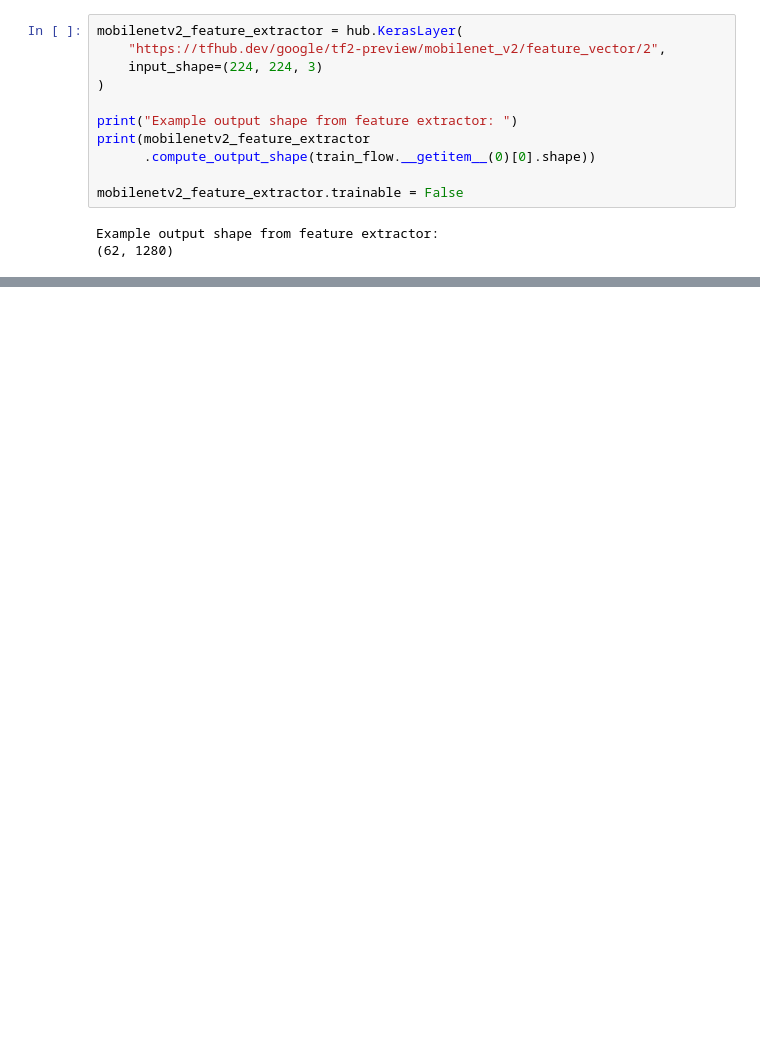
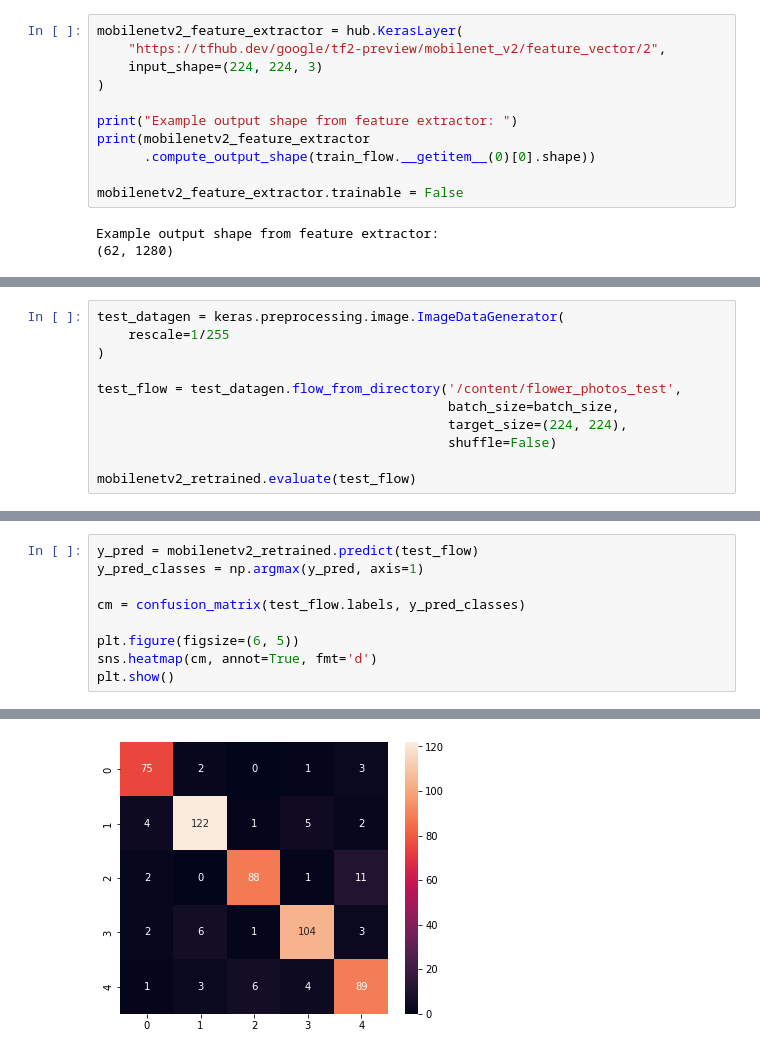
Before and after one commit to guilhermedom/mobilenet-transfer-learning-flowers, a Jupyter notebook: notebooks/1.0-gdfs-mobilenetv2-transfer-learning-flowers.ipynb, the cells around one changed output, grey strips where cells are left out. Drawn from its saved outputs; the diff is of its cells as text; blank space fills up the shorter version.

```diff
--- a/notebooks/1.0-gdfs-mobilenetv2-transfer-learning-flowers.ipynb
+++ b/notebooks/1.0-gdfs-mobilenetv2-transfer-learning-flowers.ipynb
@@ -239,0 +234,11 @@ predicted_label = np.argmax(predicted_sample_batch)
+# %%
+test_datagen = keras.preprocessing.image.ImageDataGenerator(
+    rescale=1/255
+)
+
+test_flow = test_datagen.flow_from_directory('/content/flower_photos_test',
+                                             batch_size=batch_size,
+                                             target_size=(224, 224),
+                                             shuffle=False)
+
+mobilenetv2_retrained.evaluate(test_flow)
@@ -239,0 +249,10 @@ predicted_label = np.argmax(predicted_sample_batch)
+# %%
+y_pred = mobilenetv2_retrained.predict(test_flow)
+y_pred_classes = np.argmax(y_pred, axis=1)
+
+cm = confusion_matrix(test_flow.labels, y_pred_classes)
+
+plt.figure(figsize=(6, 5))
+sns.heatmap(cm, annot=True, fmt='d')
+plt.show()
+# %% [output]
@@ -239,0 +260 @@ predicted_label = np.argmax(predicted_sample_batch)
+[figure, added]
```
Also changed, not shown: parts of 13 cells of this notebook.
